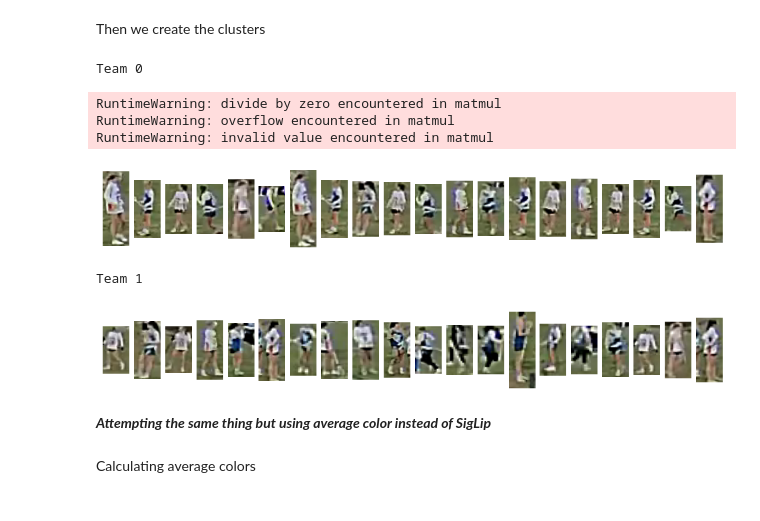
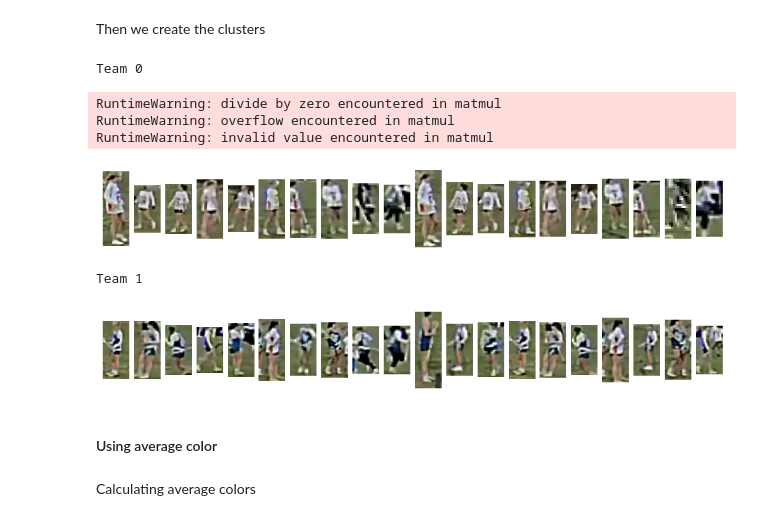
Before and after one commit to fmousinho/LaxAI, a Jupyter notebook: notebooks/notebook.ipynb, the cells around one changed output. Drawn from its saved outputs; the diff is of its cells as text; code cells hidden in the pictures.

```diff
--- a/notebooks/notebook.ipynb
+++ b/notebooks/notebook.ipynb
@@ -328,0 +335,3 @@ embs = emb_provider.get_emb_from_crops(crops_pil, format="Pillow")
+# %%
+REDUCER = umap.UMAP(n_components=3)
+embs_3d = REDUCER.fit_transform(embs)
@@ -330,27 +341,27 @@ embs = emb_provider.get_emb_from_crops(crops_pil, format="Pillow")
 Then we create the clusters
 # %%
 kmeans = KMeans(n_clusters=2, random_state=42)
-embs_np = np.array(embs)
+embs_np = np.array(embs_3d)
 team_identifier = kmeans.fit_predict(embs_np)
 
 team_0 = [cv2.cvtColor(crop, cv2.COLOR_RGB2BGR) for crop, team in zip(crops_for_team_id, team_identifier) if team == 0]
 team_1 = [cv2.cvtColor(crop, cv2.COLOR_RGB2BGR) for crop, team in zip(crops_for_team_id, team_identifier) if team == 1]
 
 print("Team 0")
 sv.plot_images_grid(team_0[:20], grid_size=(1, 20))
 
 print("Team 1")
 sv.plot_images_grid(team_1[:20], grid_size=(1, 20))
 # %% [output]
 Team 0
 RuntimeWarning: divide by zero encountered in matmul
 RuntimeWarning: overflow encountered in matmul
 RuntimeWarning: invalid value encountered in matmul
-[figure, old version]
+[figure, new version]
 Team 1
-[figure, old version]
+[figure, new version]
 # %% [markdown]
-***Attempting the same thing but using average color instead of SigLip***
+#### Using average color ####
 # %% [markdown]
 Calculating average colors
 # %%
```
Also changed, not shown: parts of 30 cells of this notebook.
